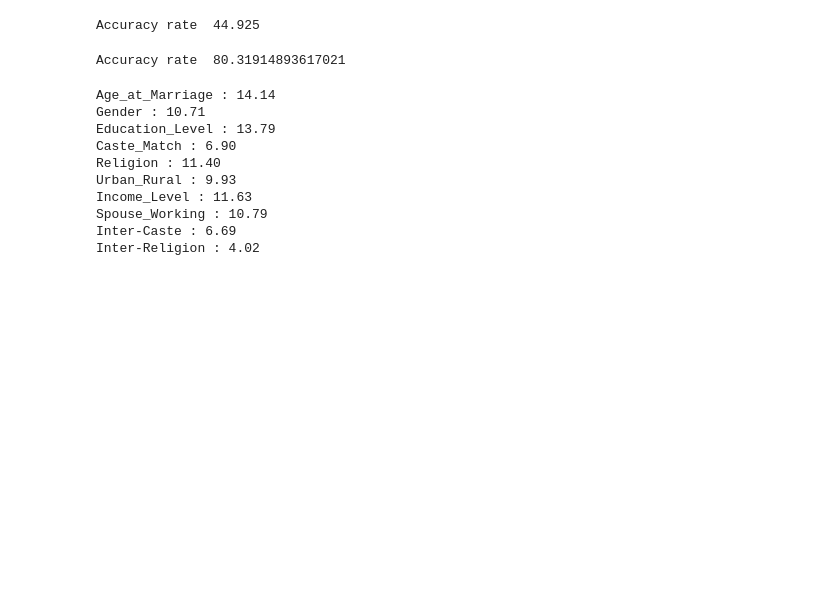
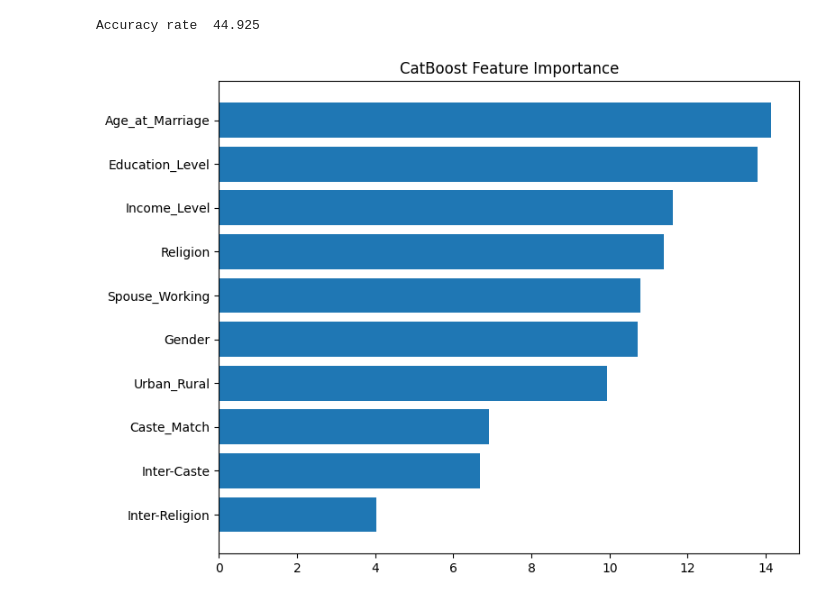
Before and after one commit to kushal-a11y/FinalYearProject, a Jupyter notebook: Matrimony_Matchmaker/notebooks/Model-CatBoost/catBoost.ipynb, the cells around one changed output. Cells and saved outputs as stored; diff of their text form; code cells hidden in the pictures; blank space fills up the shorter version.

```diff
--- a/Matrimony_Matchmaker/notebooks/Model-CatBoost/catBoost.ipynb
+++ b/Matrimony_Matchmaker/notebooks/Model-CatBoost/catBoost.ipynb
@@ -182,36 +182,41 @@ print("Accuracy rate ", accuracy_score(Y_test_cc,y_pred)*100)
 Accuracy rate  44.925
 # %%
 model = CatBoostClassifier()
-model = model.load_model("catboost_marriage_model.cbm")
-test_df_cc = pd.read_csv(".././Training-Testing Dataset/Testing data Undersampled(All).csv")
+model = model.load_model(r"D:\FinalYearProject\Matrimony_Matchmaker\notebooks\Model-CatBoost\catboost_marriage_model.cbm")
+# test_df_cc = pd.read_csv(".././Training-Testing Dataset/Testing data Undersampled(All).csv")
 
-X_test_cc = test_df_cc.drop(columns=["target"])
-Y_test_cc = test_df_cc["target"]
+# X_test_cc = test_df_cc.drop(columns=["target"])
+# Y_test_cc = test_df_cc["target"]
 
 
-for col in categorical_features:
-    X_test_cc[col] = X_test_cc[col].astype(str)
+# for col in categorical_features:
+#     X_test_cc[col] = X_test_cc[col].astype(str)
 
-test_pool = Pool(X_test_cc,Y_test_cc,cat_features=categorical_features)
+# test_pool = Pool(X_test_cc,Y_test_cc,cat_features=categorical_features)
 
-y_pred = model.predict(X_test_cc)
+# y_pred = model.predict(X_test_cc)
 
-print("Accuracy rate ", accuracy_score(Y_test_cc,y_pred)*100)
+# print("Accuracy rate ", accuracy_score(Y_test_cc,y_pred)*100)
-# %% [output]
-Accuracy rate  80.31914893617021
 # %%
-features = X_test_cc.columns
+import matplotlib.pyplot as plt
+import numpy as np
 
-for i,j in zip(features, model.get_feature_importance()):
-    print(f"{i} : {j:0.2f}")
+# Get importances
+importances = model.get_feature_importance()
+feature_names = model.feature_names_
+
+# Sort
+indices = np.argsort(importances)
+
+# Plot
+plt.figure(figsize=(8, 6))
+plt.barh(range(len(importances)), importances[indices])
+plt.yticks(range(len(importances)), np.array(feature_names)[indices])
+plt.title("CatBoost Feature Importance")
+plt.tight_layout()
+
+# Save image
+plt.savefig("catboost_importance.png", dpi=300, bbox_inches="tight")
+plt.show()
 # %% [output]
-Age_at_Marriage : 14.14
-Gender : 10.71
-Education_Level : 13.79
-Caste_Match : 6.90
-Religion : 11.40
-Urban_Rural : 9.93
-Income_Level : 11.63
-Spouse_Working : 10.79
-Inter-Caste : 6.69
-Inter-Religion : 4.02
+[figure, added]
```
Also changed, not shown: 9 other files.
